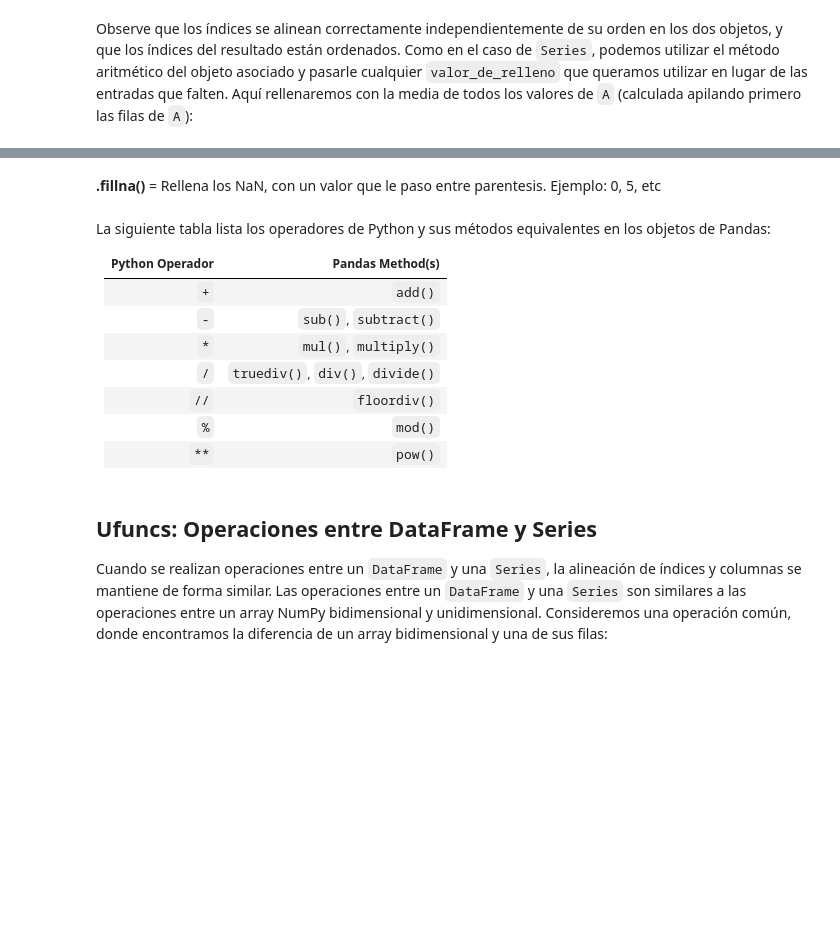
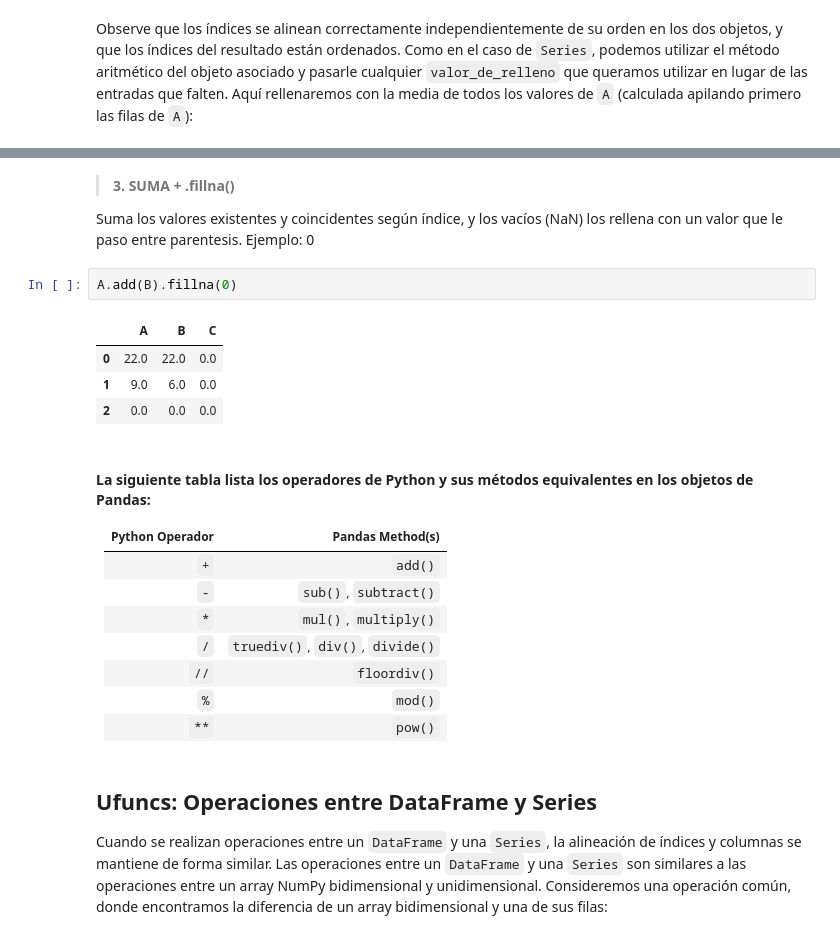
Before and after one commit to XimenaPO/DS_PT_09_2023, a Jupyter notebook: Data_Analysis/2-Pandas/Teoría/3_Operations-in-Pandas.ipynb, the cells around one changed output, grey strips where cells are left out. Drawn from its saved outputs; the diff is of its cells as text; blank space fills up the shorter version.

Commit message:
upload APUNTES en Operations in Pandas

```diff
--- a/Data_Analysis/2-Pandas/Teoría/3_Operations-in-Pandas.ipynb
+++ b/Data_Analysis/2-Pandas/Teoría/3_Operations-in-Pandas.ipynb
@@ -220,7 +308,16 @@ A.add(B, fill_value=fill)
 # %% [markdown]
-**.fillna()** = Rellena los NaN, con un valor que le paso entre parentesis. Ejemplo: 0, 5, etc
+> **3. SUMA + .fillna()**
+
+Suma los valores existentes y coincidentes según índice, y los vacíos (NaN) los rellena con un valor que le paso entre parentesis. Ejemplo: 0
+# %%
+A.add(B).fillna(0)
+# %% [output]
+|  | A | B | C |
+| 0 | 22.0 | 22.0 | 0.0 |
+| 1 | 9.0 | 6.0 | 0.0 |
+| 2 | 0.0 | 0.0 | 0.0 |
 # %% [markdown]
-La siguiente tabla lista los operadores de Python y sus métodos equivalentes en los objetos de Pandas:
+#### **La siguiente tabla lista los operadores de Python y sus métodos equivalentes en los objetos de Pandas:**
 
 | Python Operador | Pandas Method(s)                      |
 |-----------------|---------------------------------------|
```
Also changed, not shown: parts of 27 cells of this notebook, 1 other file.
